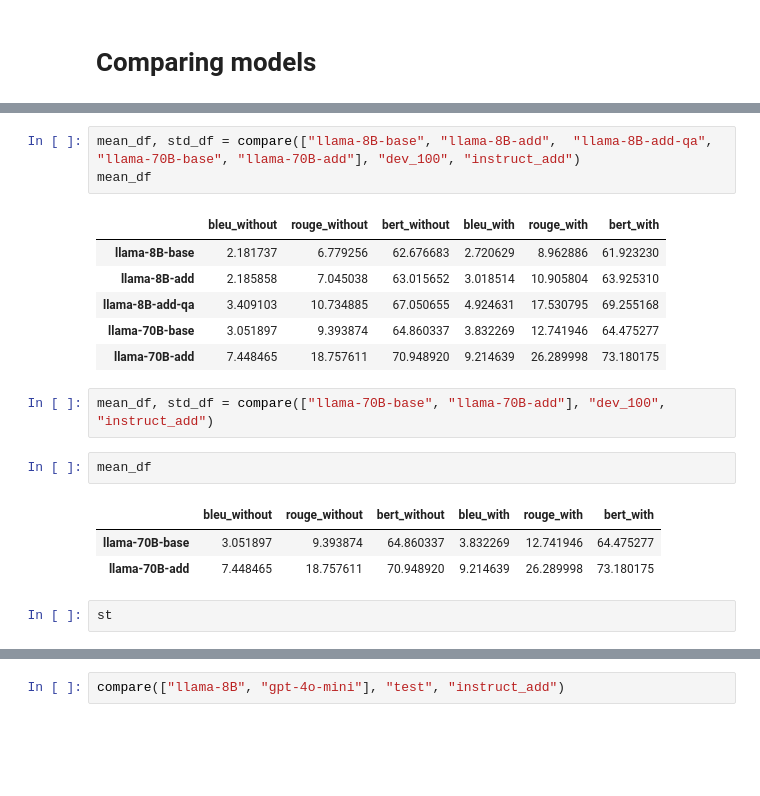
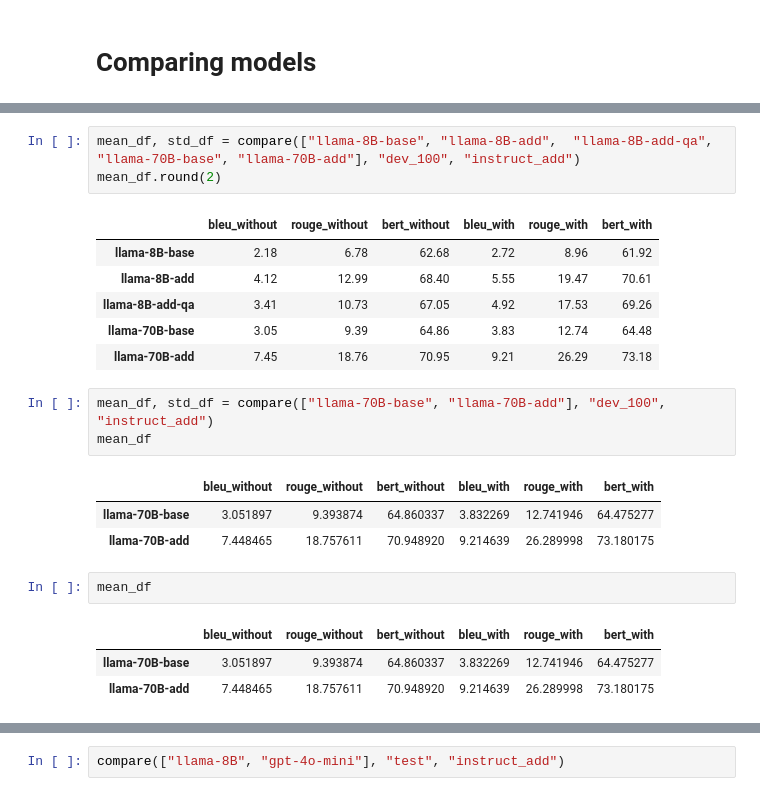
Before and after one commit to Boffl/BullingerDigitalLMFootnotes, a Jupyter notebook: evaluate/evaluate.ipynb, the cells around one changed output, grey strips where cells are left out. Saved outputs shown, nothing was run; the diff lists cells and outputs as text; blank space fills up the shorter version.

```diff
--- a/evaluate/evaluate.ipynb
+++ b/evaluate/evaluate.ipynb
@@ -286,20 +366,23 @@ plt.show()
 # %%
 mean_df, std_df = compare(["llama-8B-base", "llama-8B-add",  "llama-8B-add-qa", "llama-70B-base", "llama-70B-add"], "dev_100", "instruct_add")
-mean_df
+mean_df.round(2)
 # %% [output]
 |  | bleu_without | rouge_without | bert_without | bleu_with | rouge_with | bert_with |
-| llama-8B-base | 2.181737 | 6.779256 | 62.676683 | 2.720629 | 8.962886 | 61.923230 |
-| llama-8B-add | 2.185858 | 7.045038 | 63.015652 | 3.018514 | 10.905804 | 63.925310 |
-| llama-8B-add-qa | 3.409103 | 10.734885 | 67.050655 | 4.924631 | 17.530795 | 69.255168 |
-| llama-70B-base | 3.051897 | 9.393874 | 64.860337 | 3.832269 | 12.741946 | 64.475277 |
-| llama-70B-add | 7.448465 | 18.757611 | 70.948920 | 9.214639 | 26.289998 | 73.180175 |
+| llama-8B-base | 2.18 | 6.78 | 62.68 | 2.72 | 8.96 | 61.92 |
+| llama-8B-add | 4.12 | 12.99 | 68.40 | 5.55 | 19.47 | 70.61 |
+| llama-8B-add-qa | 3.41 | 10.73 | 67.05 | 4.92 | 17.53 | 69.26 |
+| llama-70B-base | 3.05 | 9.39 | 64.86 | 3.83 | 12.74 | 64.48 |
+| llama-70B-add | 7.45 | 18.76 | 70.95 | 9.21 | 26.29 | 73.18 |
 # %%
 mean_df, std_df = compare(["llama-70B-base", "llama-70B-add"], "dev_100", "instruct_add")
+mean_df
+# %% [output]
+|  | bleu_without | rouge_without | bert_without | bleu_with | rouge_with | bert_with |
+| llama-70B-base | 3.051897 | 9.393874 | 64.860337 | 3.832269 | 12.741946 | 64.475277 |
+| llama-70B-add | 7.448465 | 18.757611 | 70.948920 | 9.214639 | 26.289998 | 73.180175 |
 # %%
 mean_df
 # %% [output]
 |  | bleu_without | rouge_without | bert_without | bleu_with | rouge_with | bert_with |
 | llama-70B-base | 3.051897 | 9.393874 | 64.860337 | 3.832269 | 12.741946 | 64.475277 |
 | llama-70B-add | 7.448465 | 18.757611 | 70.948920 | 9.214639 | 26.289998 | 73.180175 |
-# %%
-st
```
Also changed, not shown: parts of 13 cells of this notebook, 4 other files.
